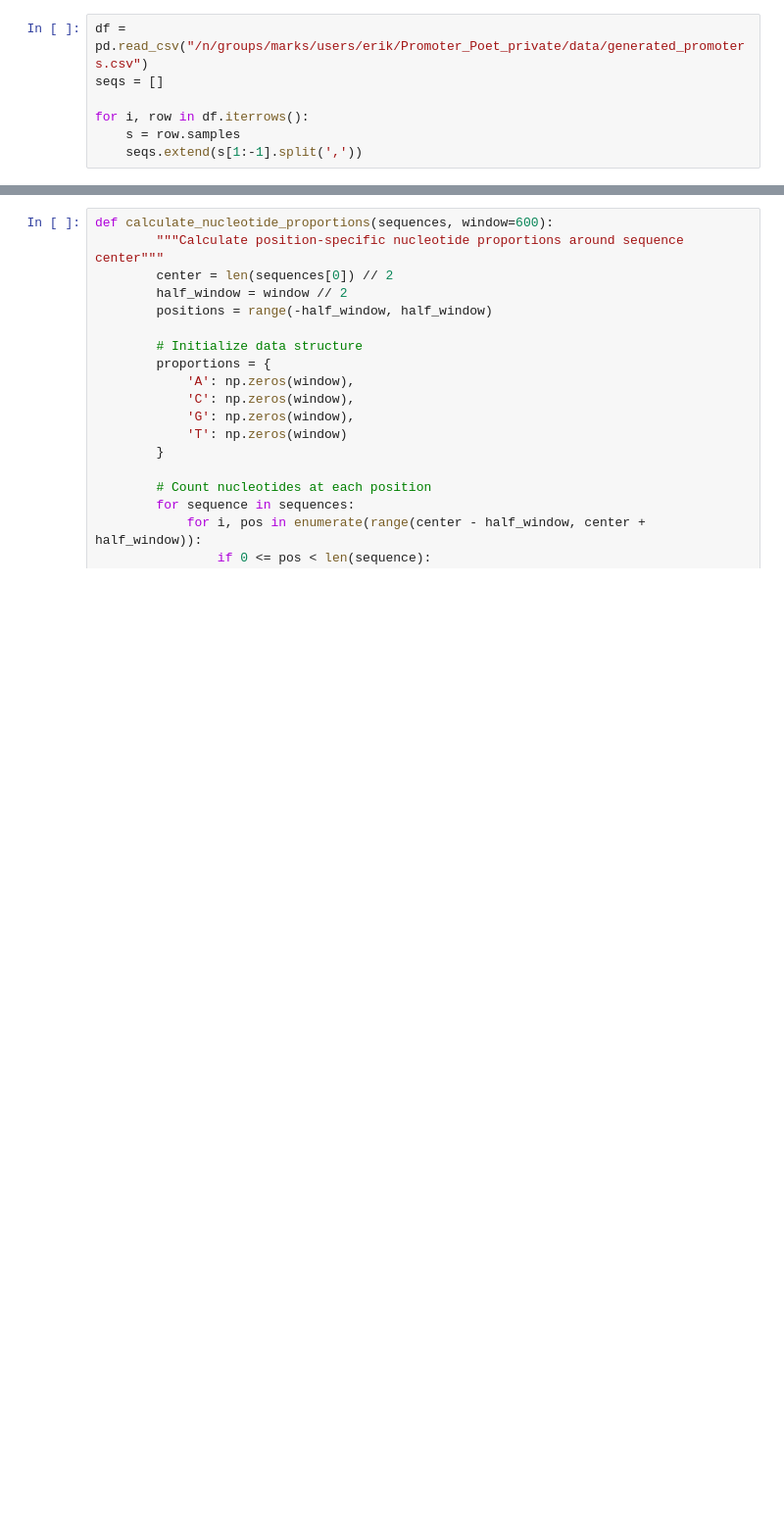
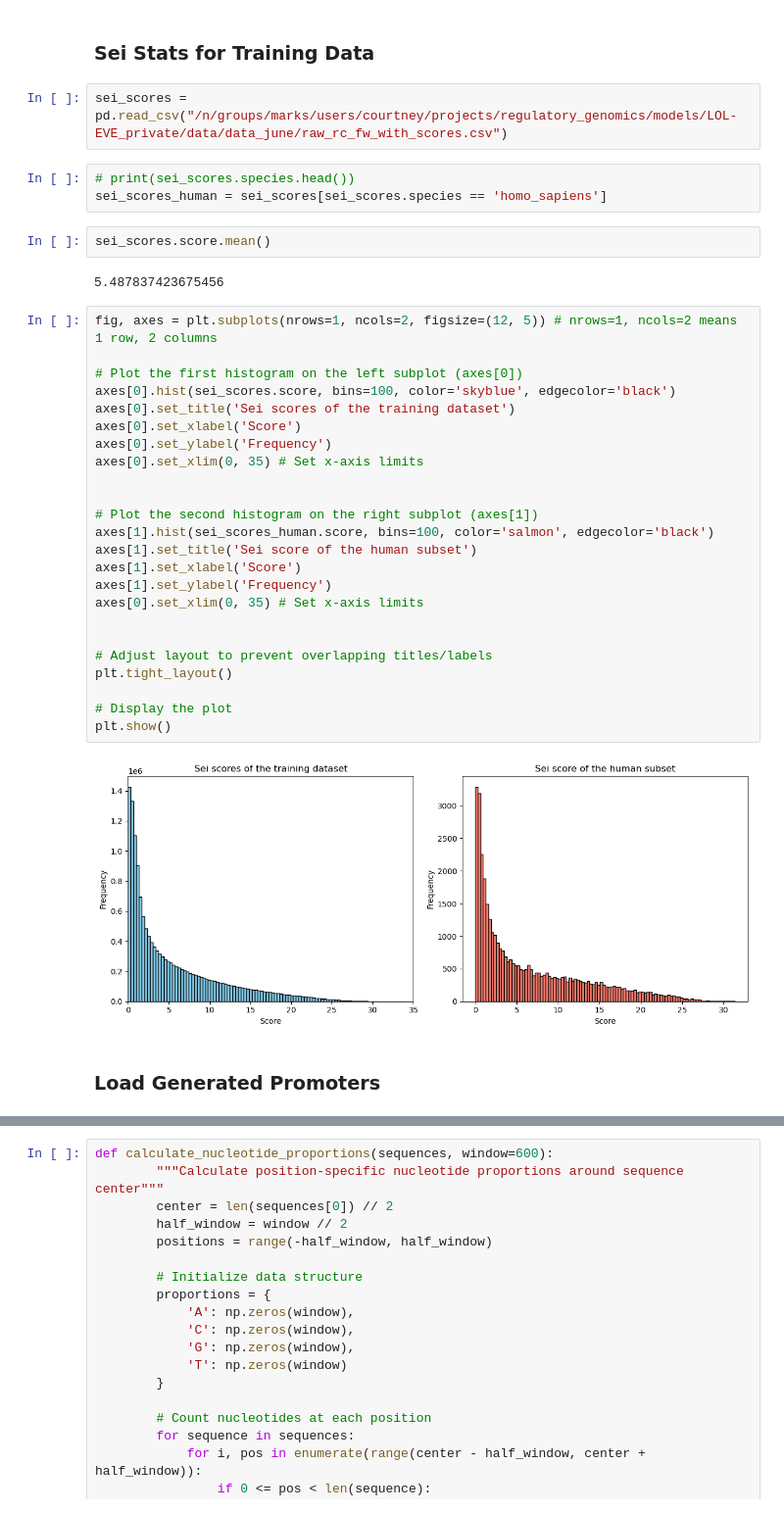
Before and after one commit to debbiemarkslab/PROSE, a Jupyter notebook: scripts/notebook.ipynb, the cells around one changed output, grey strips where cells are left out. Shown: that part at 98% size. Drawn from its saved outputs; the diff is of its cells as text; blank space fills up the shorter version.

```diff
--- a/scripts/notebook.ipynb
+++ b/scripts/notebook.ipynb
@@ -6,7 +7,39 @@ import matplotlib.pyplot as plt
-# %%
-df = pd.read_csv("/n/groups/marks/users/erik/Promoter_Poet_private/data/generated_promoters.csv")
-seqs = []
-
-for i, row in df.iterrows():
-    s = row.samples
-    seqs.extend(s[1:-1].split(','))
+# %% [markdown]
+### Sei Stats for Training Data
+# %%
+sei_scores = pd.read_csv("/n/groups/marks/users/courtney/projects/regulatory_genomics/models/LOL-EVE_private/data/data_june/raw_rc_fw_with_scores.csv")
+# %%
+# print(sei_scores.species.head())
+sei_scores_human = sei_scores[sei_scores.species == 'homo_sapiens']
+# %%
+sei_scores.score.mean()
+# %% [output]
+5.487837423675456
+# %%
+fig, axes = plt.subplots(nrows=1, ncols=2, figsize=(12, 5)) # nrows=1, ncols=2 means 1 row, 2 columns
+
+# Plot the first histogram on the left subplot (axes[0])
+axes[0].hist(sei_scores.score, bins=100, color='skyblue', edgecolor='black')
+axes[0].set_title('Sei scores of the training dataset')
+axes[0].set_xlabel('Score')
+axes[0].set_ylabel('Frequency')
+axes[0].set_xlim(0, 35) # Set x-axis limits
+
+
+# Plot the second histogram on the right subplot (axes[1])
+axes[1].hist(sei_scores_human.score, bins=100, color='salmon', edgecolor='black')
+axes[1].set_title('Sei score of the human subset')
+axes[1].set_xlabel('Score')
+axes[1].set_ylabel('Frequency')
+axes[0].set_xlim(0, 35) # Set x-axis limits
+
+
+# Adjust layout to prevent overlapping titles/labels
+plt.tight_layout()
+
+# Display the plot
+plt.show()
+# %% [output]
+[figure, added]
+# %% [markdown]
+### Load Generated Promoters
```
Also changed, not shown: parts of 24 cells of this notebook, 19 other files.
